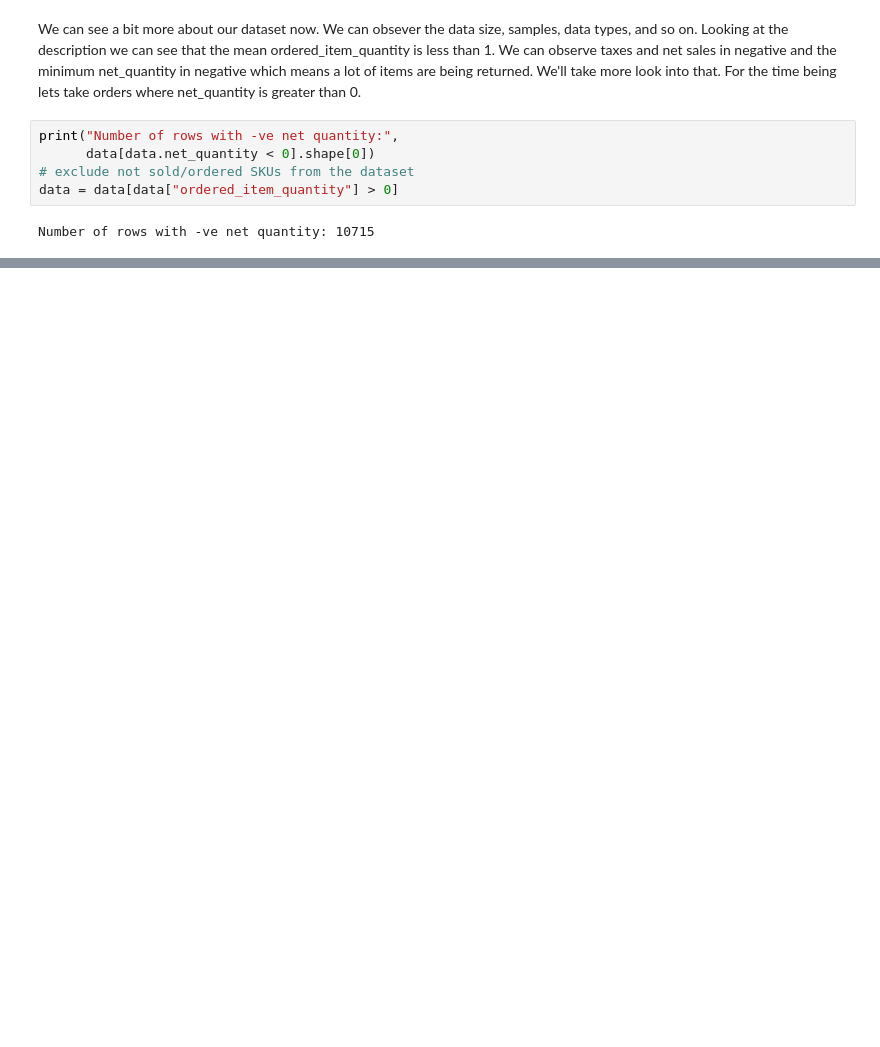
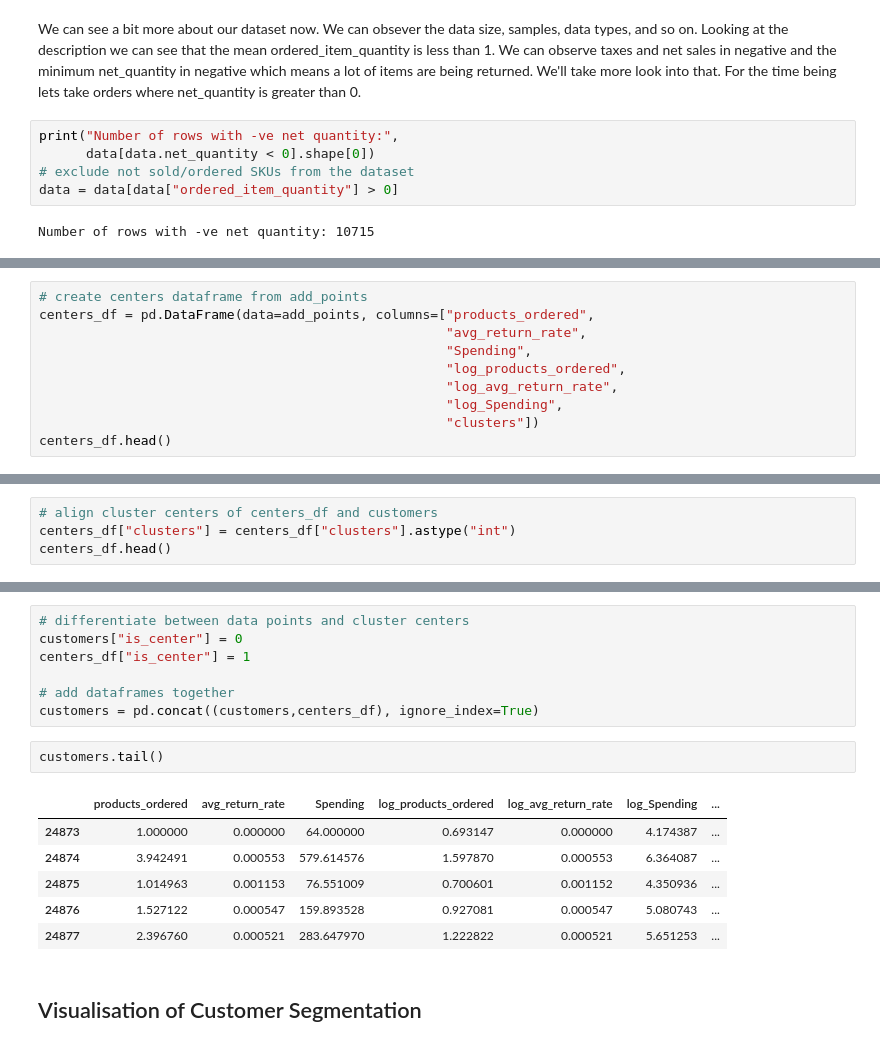
Before and after one commit to gaurabdhg/Kaggle_quickies, a Jupyter notebook: customer-segmentation.ipynb, the cells around one changed output, grey strips where cells are left out. Cells and saved outputs as stored; diff of their text form; blank space fills up the shorter version.

```diff
--- a/customer-segmentation.ipynb
+++ b/customer-segmentation.ipynb
@@ -75,0 +368,10 @@ Number of rows with -ve net quantity: 10715
+# %%
+# create centers dataframe from add_points
+centers_df = pd.DataFrame(data=add_points, columns=["products_ordered",
+                                                    "avg_return_rate",
+                                                    "Spending",
+                                                    "log_products_ordered",
+                                                    "log_avg_return_rate",
+                                                    "log_Spending",
+                                                    "clusters"])
+centers_df.head()
@@ -75,0 +384,4 @@ Number of rows with -ve net quantity: 10715
+# %%
+# align cluster centers of centers_df and customers
+centers_df["clusters"] = centers_df["clusters"].astype("int")
+centers_df.head()
@@ -75,0 +403,18 @@ Number of rows with -ve net quantity: 10715
+# %%
+# differentiate between data points and cluster centers
+customers["is_center"] = 0
+centers_df["is_center"] = 1
+
+# add dataframes together
+customers = pd.concat((customers,centers_df), ignore_index=True)
+# %%
+customers.tail()
+# %% [output]
+|  | products_ordered | avg_return_rate | Spending | log_products_ordered | log_avg_return_rate | log_Spending | ... |
+| 24873 | 1.000000 | 0.000000 | 64.000000 | 0.693147 | 0.000000 | 4.174387 | ... |
+| 24874 | 3.942491 | 0.000553 | 579.614576 | 1.597870 | 0.000553 | 6.364087 | ... |
+| 24875 | 1.014963 | 0.001153 | 76.551009 | 0.700601 | 0.001152 | 4.350936 | ... |
+| 24876 | 1.527122 | 0.000547 | 159.893528 | 0.927081 | 0.000547 | 5.080743 | ... |
+| 24877 | 2.396760 | 0.000521 | 283.647970 | 1.222822 | 0.000521 | 5.651253 | ... |
+# %% [markdown]
+## Visualisation of Customer Segmentation
```
Also changed, not shown: parts of 39 cells of this notebook.
